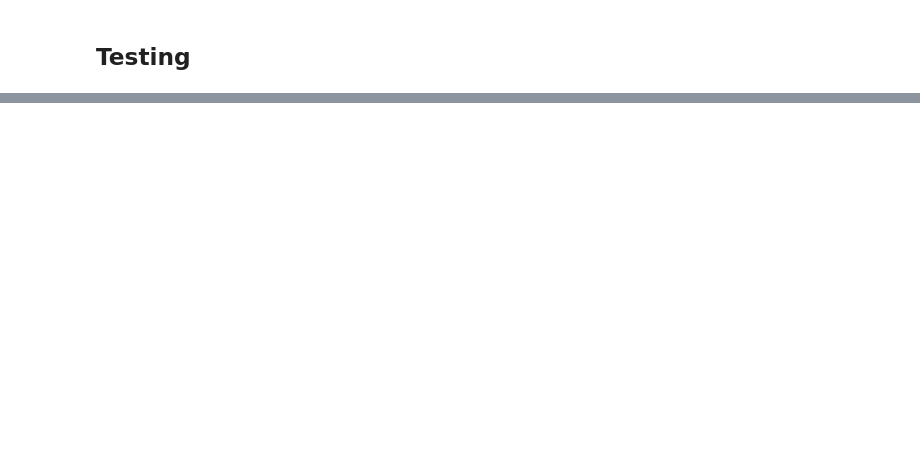
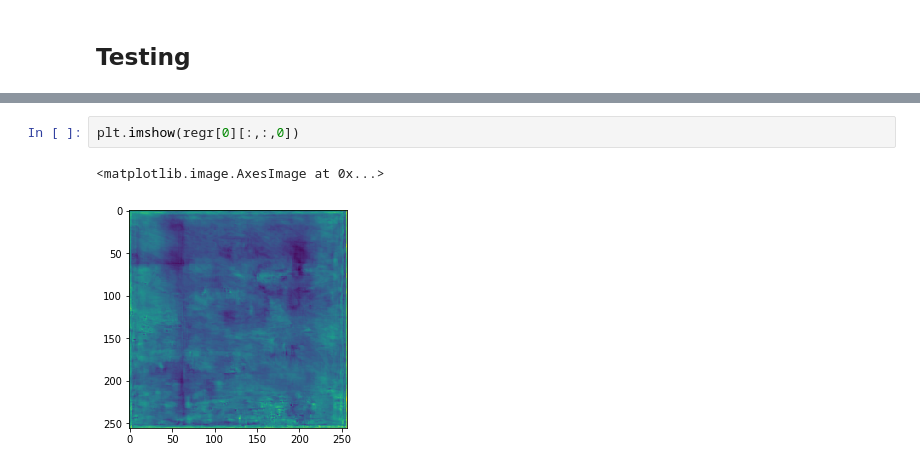
Before and after one commit to comojin1994/Deep_Learning_Study, a Jupyter notebook: Kaggle/Global_Wheat_Detection/Tutorial.ipynb, the cells around one changed output, grey strips where cells are left out. Saved outputs shown, nothing was run; the diff lists cells and outputs as text; blank space fills up the shorter version.

```diff
--- a/Kaggle/Global_Wheat_Detection/Tutorial.ipynb
+++ b/Kaggle/Global_Wheat_Detection/Tutorial.ipynb
@@ -525,0 +762,5 @@ def add_decoder(model, k=125, output_stride=4):
+# %%
+plt.imshow(regr[0][:,:,0])
+# %% [output]
+<matplotlib.image.AxesImage at 0x...>
+[figure, added]
```
Also changed, not shown: parts of 15 cells of this notebook.
